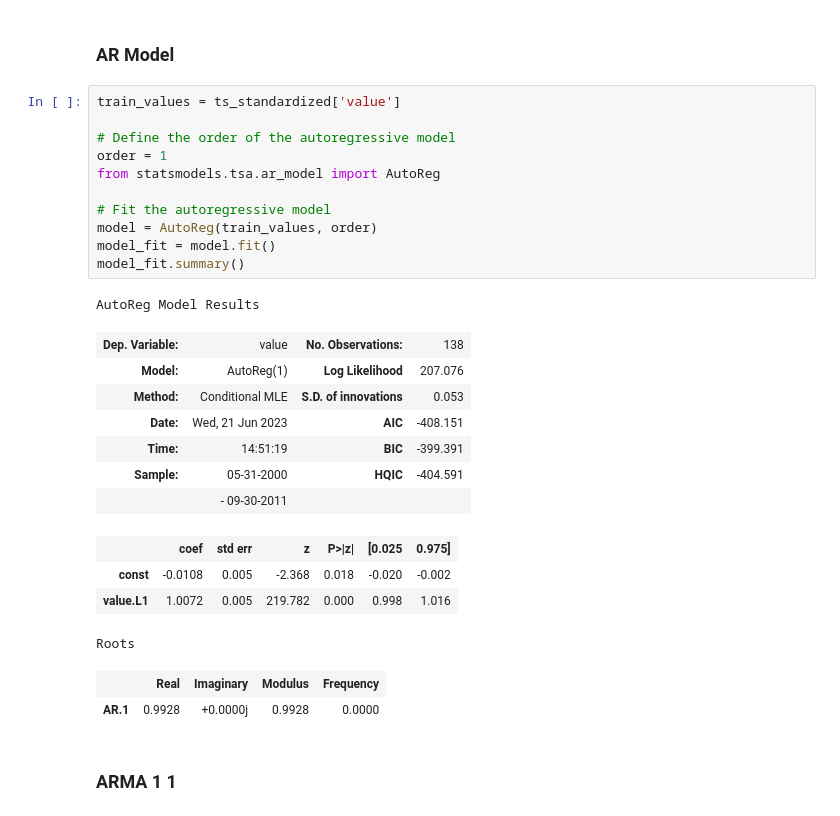
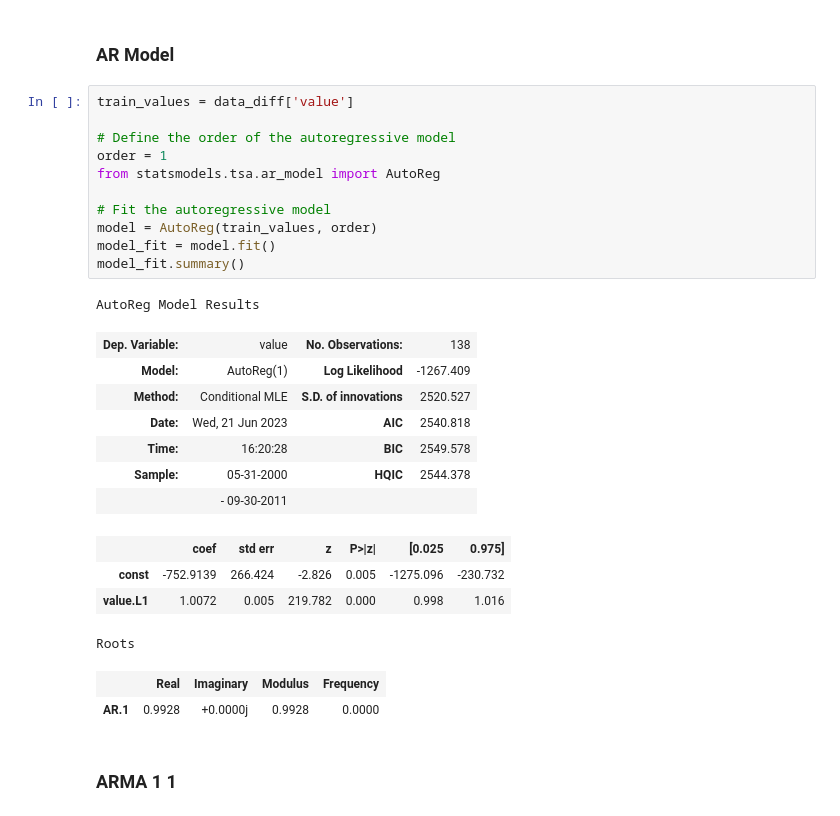
Before and after one commit to Eddie-254/Phase-4-Project, a Jupyter notebook: Main_Notebook.ipynb, the cells around one changed output. Drawn from its saved outputs; the diff is of its cells as text.

```diff
--- a/Main_Notebook.ipynb
+++ b/Main_Notebook.ipynb
@@ -861,27 +836,27 @@ ts_standardized
 # %% [markdown]
 ### AR Model
 # %%
-train_values = ts_standardized['value']
+train_values = data_diff['value']
 
 # Define the order of the autoregressive model
 order = 1
 from statsmodels.tsa.ar_model import AutoReg
 
 # Fit the autoregressive model
 model = AutoReg(train_values, order)
 model_fit = model.fit()
 model_fit.summary()
 # %% [output]
 AutoReg Model Results
 | Dep. Variable: | value | No. Observations: | 138 |
-| Model: | AutoReg(1) | Log Likelihood | 207.076 |
-| Method: | Conditional MLE | S.D. of innovations | 0.053 |
-| Date: | Wed, 21 Jun 2023 | AIC | -408.151 |
-| Time: | 14:51:19 | BIC | -399.391 |
-| Sample: | 05-31-2000 | HQIC | -404.591 |
+| Model: | AutoReg(1) | Log Likelihood | -1267.409 |
+| Method: | Conditional MLE | S.D. of innovations | 2520.527 |
+| Date: | Wed, 21 Jun 2023 | AIC | 2540.818 |
+| Time: | 16:20:28 | BIC | 2549.578 |
+| Sample: | 05-31-2000 | HQIC | 2544.378 |
 |  | - 09-30-2011 |  |  |
 |  | coef | std err | z | P>|z| | [0.025 | 0.975] |
-| const | -0.0108 | 0.005 | -2.368 | 0.018 | -0.020 | -0.002 |
+| const | -752.9139 | 266.424 | -2.826 | 0.005 | -1275.096 | -230.732 |
 | value.L1 | 1.0072 | 0.005 | 219.782 | 0.000 | 0.998 | 1.016 |
 Roots
 |  | Real | Imaginary | Modulus | Frequency |
```
Also changed, not shown: parts of 28 cells of this notebook.
